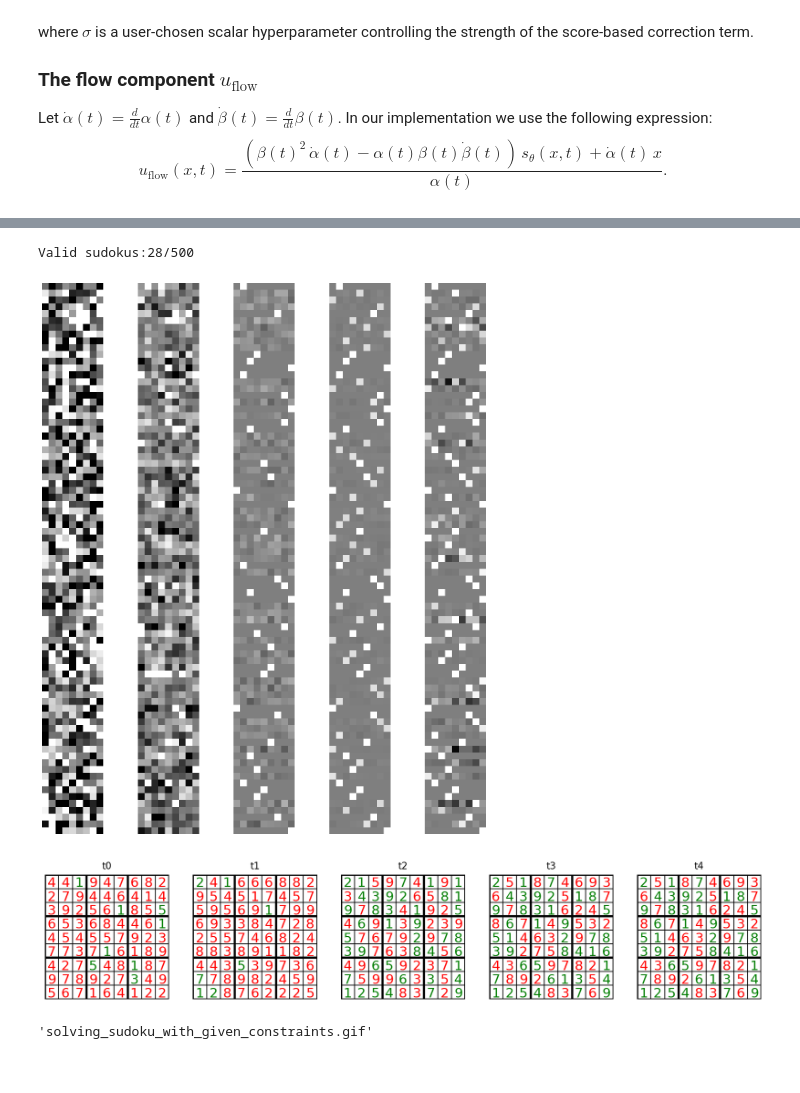
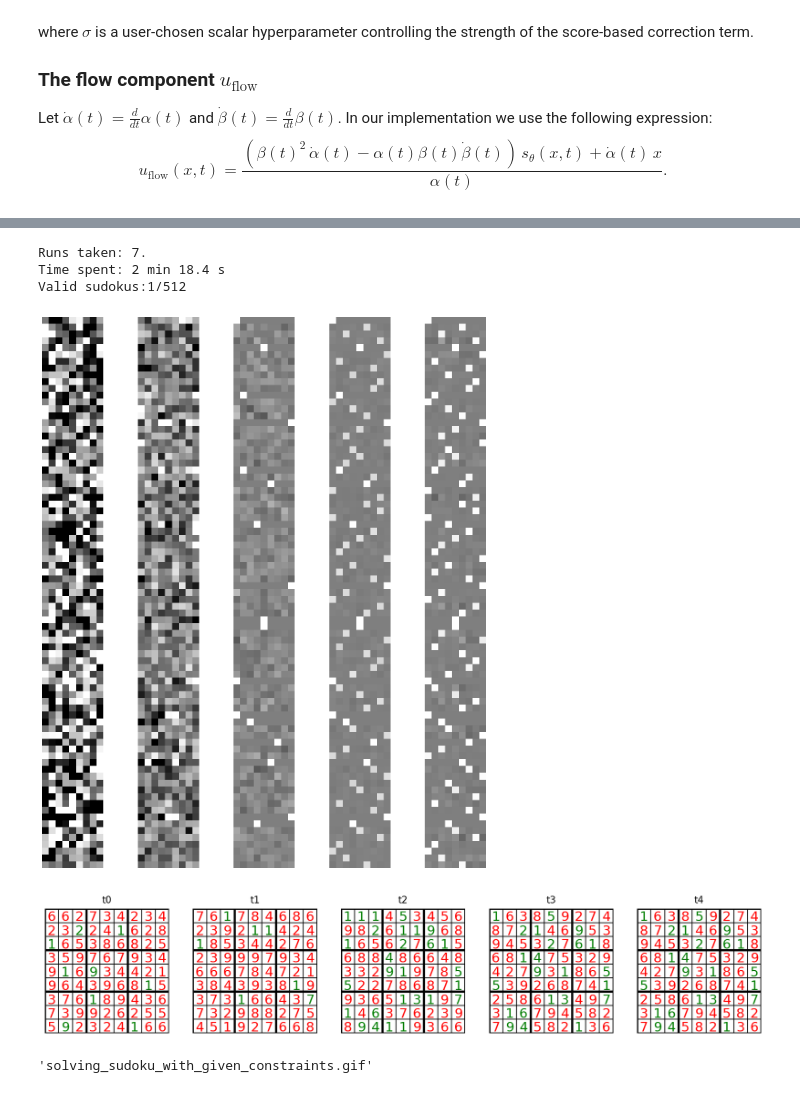
Before and after one commit to MariiaDrozdova/sudoku_generation, a Jupyter notebook: 03_linear_path_sudoku_solver.ipynb, the cells around one changed output, grey strips where cells are left out. Cells and saved outputs as stored; diff of their text form; code cells hidden in the pictures.

```diff
--- a/03_linear_path_sudoku_solver.ipynb
+++ b/03_linear_path_sudoku_solver.ipynb
@@ -1478,7 +1478,7 @@ class ConditionalScoreMatchingTrainer(Trainer):
 # %%
 score_model = SudokuAttentionVectorField()
 # %%
-state_dict = torch.load("../score_model_tuned.pt", map_location="cpu")
+state_dict = torch.load("score_model_tuned.pt", map_location="cpu")
 score_model.load_state_dict(state_dict)
 score_model = score_model.to(device)
 # %%
@@ -1567,72 +1586,90 @@ torch.Size([1, 81, 9])
 # %%
-custom_sudoku = [2, 0, 0, 0, 7, 0, 0, 0, 0, 0, 4, 3, 9, 2, 0, 0, 8, 0, 9, 0, 8, 3,
-       0, 0, 0, 0, 5, 0, 6, 0, 1, 0, 9, 0, 0, 0, 5, 0, 0, 0, 0, 2, 0, 7,
-       8, 3, 9, 0, 0, 0, 8, 4, 0, 6, 0, 0, 6, 5, 0, 0, 0, 0, 1, 7, 0, 0,
-       0, 6, 0, 3, 0, 4, 0, 2, 5, 4, 0, 0, 7, 0, 9]
+custom_sudoku = [1, 0, 0, 0, 5, 0, 0, 0, 0, 0, 0, 2, 0, 0, 0, 9, 0, 0, 0, 0, 0, 0,
+       2, 0, 6, 0, 0, 0, 0, 0, 4, 0, 0, 0, 0, 0, 0, 0, 0, 9, 0, 0, 0, 0,
+       5, 5, 0, 0, 0, 0, 0, 0, 0, 1, 0, 0, 0, 0, 1, 3, 0, 0, 7, 0, 0, 6,
+       0, 0, 0, 0, 0, 0, 0, 9, 4, 0, 0, 0, 0, 0, 0]
 custom_sudoku = np.array(custom_sudoku)
 mask = (custom_sudoku == 0).reshape(-1,1)
 custom_sudoku_one_hot = np.eye(9)[custom_sudoku - 1]
 z_custom_given = custom_sudoku_one_hot*(1-mask)
 z_custom_given = z_custom_given.reshape(1, 81, 9)
-z_custom_given = torch.tensor(z_custom_given).float()
+z_custom_given = torch.tensor(z_custom_given).float().to(device)
 # %%
 index_to_solve = 211
-num_samples=500
-num_timesteps = 100
+num_samples= 512
+num_timesteps = 300
 num_marginals = 4
 sigma = 2.3 #recommended to keep this sigma
 
 torch.cuda.manual_seed(1)
+import time
+start = time.time()
 
 #z, z_given = path_test.sample_conditioning_variable_by_index(index_to_solve) # (1,2)
 z = z_custom_given
 z_given = z_custom_given
 mask = torch.sum(z_given, -1, keepdims=True)
 
-sde = LangevinScoreSDE(score_model, path, sigma)
-simulator = GuidedPathEulerMaruyamaSimulator(sde, threshold_hard=0.4)
+for j in range(1000):
+    threshold_hard = np.random.choice([0.0, 0.4, 0.45, 0.5, 0.8])
+    sde = LangevinScoreSDE(score_model, path, sigma)
+    simulator = GuidedPathEulerMaruyamaSimulator(sde, threshold_hard=threshold_hard)
+    #sampling noise
+    x0, _ = path_test.p_simple.sample(num_samples)
+    ts = torch.linspace(0.0, 1.0, num_timesteps).view(1,-1,1,1).expand(num_samples,-1,1,1).to(device) # (num_samples, nts, 1)
 
-#sampling noise
-x0, _ = path_test.p_simple.sample(num_samples)
-ts = torch.linspace(0.0, 1.0, num_timesteps).view(1,-1,1,1).expand(num_samples,-1,1,1).to(device) # (num_samples, nts, 1)
+    #running simulator with the score model
+    # here we visualize the trajectory, so we keep track of it
+    # use simulator.simulate if you want just a solution!
 
-#running simulator with the score model
-xts = simulator.simulate_with_trajectory(x0, ts, z_guided=z_given, mask=mask, path=path) # (bs, nts, dim)
+    xts = simulator.simulate_with_trajectory(x0, ts, z_guided=z_given, mask=mask, path=path, use_tqdm=False) # (bs, nts, dim)
+    solutions = xts[:, -1].argmax(dim=-1).cpu().numpy()
 
-solutions = xts[:, -1].argmax(dim=-1).cpu().numpy()
+    #xts = simulator.simulat(x0, ts, z_guided=z_given, mask=mask, path=path, use_tqdm=False) # (bs, nts, dim)
+    #solutions = xts[:, -1].argmax(dim=-1).cpu().numpy()
+
+
+    report = [sudoku81_report(sol+1) for sol in solutions]
+    report = np.array(report)
+
+    i = 0
+    if np.max(np.mean(report, -1)) == 9:
+        i = np.argmax(np.mean(report, -1))
+
+    indexes = np.where(np.mean(report, -1) == 9)
+    if np.sum(np.where(np.mean(report, -1) == 9)) > 0:
+        break
+print(f"Runs taken: {j}.")
+elapsed = time.time() - start
+mins, secs = divmod(elapsed, 60)
+print(f"Time spent: {int(mins)} min {secs:.1f} s")
 print(f"Valid sudokus:{np.sum([valid_sudoku81(sol+1) for sol in solutions])}/{len(solutions)}")
-report = [sudoku81_report(sol+1) for sol in solutions]
-report = np.array(report)
-
-i = 0
-if np.max(np.mean(report, -1)) == 9:
-    i = np.argmax(np.mean(report, -1))
-
-indexes = np.where(np.mean(report, -1) == 9)
 
 cells_history = []
 every_n = record_every(num_timesteps=num_timesteps, record_every=num_timesteps // num_marginals)
 
 xts_every_n = xts[:,every_n,:] # (bs, nts // n, dim)
 ts_every_n = ts[0,every_n] # (nts // n,)
 
 fig, axes = plt.subplots(1, xts_every_n.shape[1], figsize=(num_cols * xts_every_n.shape[1], 6 * num_rows))
-
 for plot_idx in range(xts_every_n.shape[1]):
     tt = ts_every_n[plot_idx].view(1,1,1,1).expand(num_samples, 1, 1, 1) # (num_samples, 1, 1, 1)
     xt = xts_every_n[i, plot_idx]
     grid = make_grid(xt, nrow=num_cols, normalize=True, value_range=(-1,1))
     axes[plot_idx].imshow(grid.permute(1, 2, 0).cpu(), cmap="gray")
     axes[plot_idx].axis("off")
 
     cells_history.append(xt.argmax(axis=-1).to("cpu").numpy()+1)
 plt.show()
+
 gt = z[0].argmax(dim=-1).cpu().numpy()+1     # (81,)
 draw_sudoku_path(cells_history, gt=gt, titles=[f"t{i}" for i in range(len(cells_history))])
 # %% [output]
-Valid sudokus:28/500
+Runs taken: 7.
+Time spent: 2 min 18.4 s
+Valid sudokus:1/512
-[figure, old version]
+[figure, new version]
-[figure, old version]
+[figure, new version]
 # %%
 
 if len(indexes)>0:
```
Also changed, not shown: parts of 4 cells of this notebook, 1 other file.
